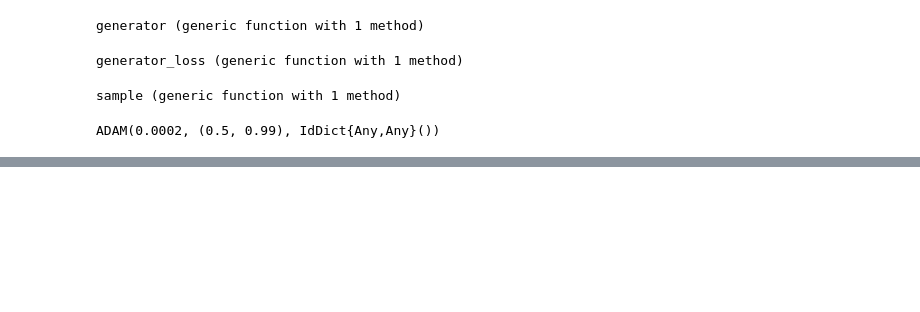
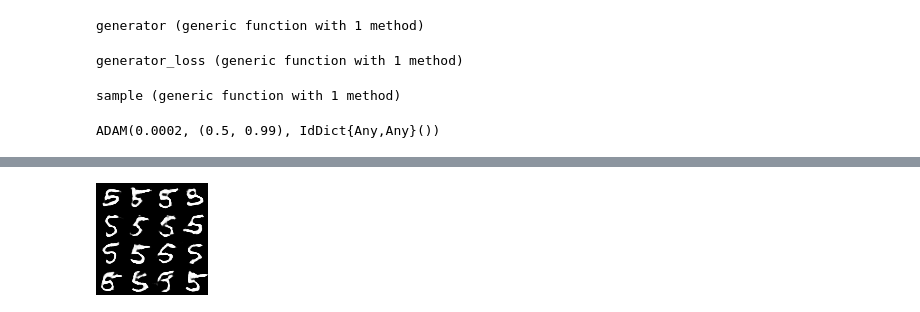
Before and after one commit to bartoszpankratz/221660-0553-Aproksymacja, a Jupyter notebook: 5. GAN/GAN.ipynb, the cells around one changed output, grey strips where cells are left out. Drawn from its saved outputs; the diff is of its cells as text; code cells hidden in the pictures; blank space fills up the shorter version.

```diff
--- a/5. GAN/GAN.ipynb
+++ b/5. GAN/GAN.ipynb
@@ -204,0 +230,6 @@ display(sample(noise,labels))
+# %%
+noise = [randn(Float32,latent_dim, 1) for i=1:16]
+labels = [float32.(Flux.onehotbatch(5, 0:9)) for i =1:16];
+display(sample(noise,labels))
+# %% [output]
+[figure, added]
```
Also changed, not shown: parts of 19 cells of this notebook, 1 other file.
